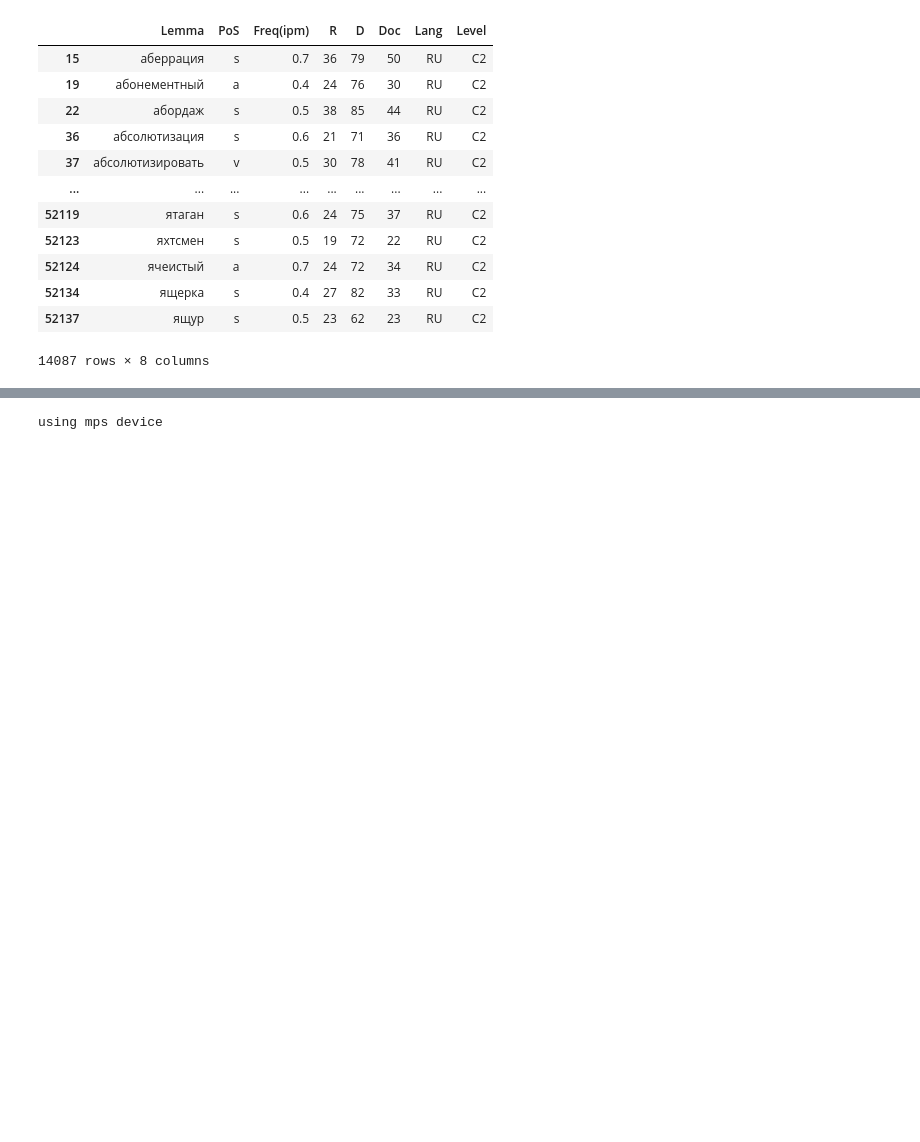
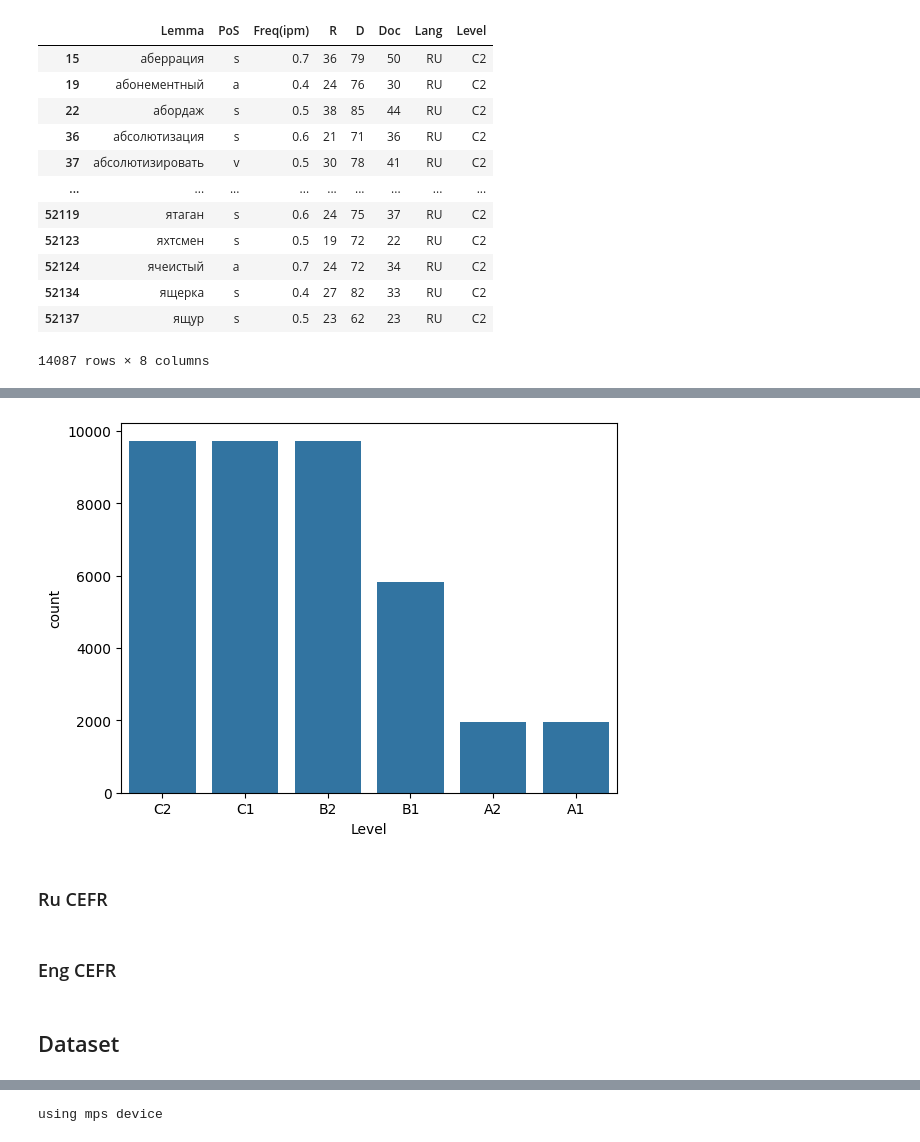
Before and after one commit to TerbiumTB/BilingulalTest, a Jupyter notebook: lemma_level_lang/training.ipynb, the cells around one changed output, grey strips where cells are left out. Saved outputs shown, nothing was run; the diff lists cells and outputs as text; code cells hidden in the pictures; blank space fills up the shorter version.

```diff
--- a/lemma_level_lang/training.ipynb
+++ b/lemma_level_lang/training.ipynb
@@ -44,0 +64,6 @@ data[cefr=="C2"]
+# %%
+eng_freq_data = eng_freq_data.rename(columns={"Word": "Lemma"})
+eng_freq_data["Lang"] = "ENG"
+# %%
+eng_freq_data = eng_freq_data[eng_freq_data["Freq_HAL"] != 0]
+eng_freq_data = eng_freq_data[eng_freq_data["Lemma"].str.isalpha()]
@@ -44,0 +74,4 @@ data[cefr=="C2"]
+# %%
+cefr = pd.qcut(eng_freq_data["Freq_HAL"], [.0, .25, .5, .75, .9, .95, 1], ["C2", "C1", "B2", "B1", "A2", "A1"])
+# %%
+eng_freq_data["Level"] = cefr
@@ -44,0 +94,15 @@ data[cefr=="C2"]
+# %%
+import seaborn as sns
+import matplotlib.pyplot as plt
+
+
+sns.countplot(eng_freq_data, x="Level")
+plt.show()
+# %% [output]
+[figure, added]
+# %% [markdown]
+### Ru CEFR
+# %% [markdown]
+### Eng CEFR
+# %% [markdown]
+## Dataset
```
Also changed, not shown: parts of 30 cells of this notebook, 8 other files.
